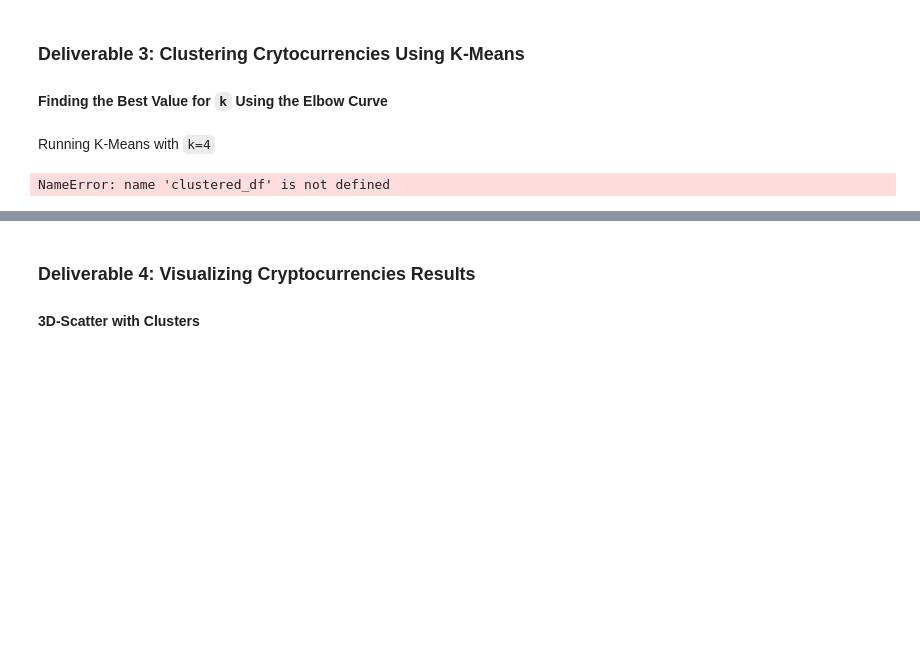
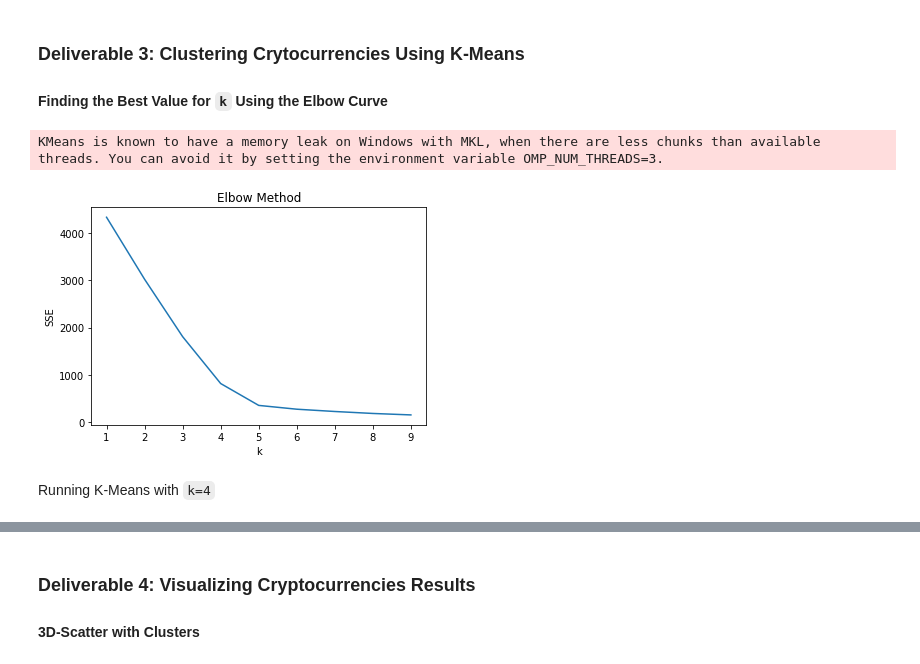
Before and after one commit to Dryspell/RBCModule18-Challenge, a Jupyter notebook: Challenge/crypto_clustering.ipynb, the cells around one changed output, grey strips where cells are left out. Drawn from its saved outputs; the diff is of its cells as text; code cells hidden in the pictures; blank space fills up the shorter version.

```diff
--- a/Challenge/crypto_clustering.ipynb
+++ b/Challenge/crypto_clustering.ipynb
@@ -82,6 +87,10 @@ crypto_df = StandardScaler().fit_transform(crypto_df)
 ### Deliverable 2: Reducing Data Dimensions Using PCA
 # %%
 # Using PCA to reduce dimension to three principal components.
-# YOUR CODE HERE
+# Initialize PCA model
+pca = PCA(n_components=3)
+
+# Get two principal components for the iris data.
+crypto_pca = pca.fit_transform(crypto_df)
 # %%
 # Create a DataFrame with the three principal components.
@@ -96,2 +112,21 @@ crypto_df = StandardScaler().fit_transform(crypto_df)
+# %%
+# Create an elbow curve to find the best value for K.
+from matplotlib import pyplot as plt
+
+sse = {}
+K = range(1, 10)
+for k in K:
+    kmeanmodel = KMeans(n_clusters=k).fit(df_crypto_pca)
+    sse[k]= kmeanmodel.inertia_
+
+# Plot
+plt.plot(list(sse.keys()), list(sse.values()))
+plt.xlabel('k')
+plt.ylabel('SSE')
+plt.title('Elbow Method')
+plt.show()
+# %% [output]
+KMeans is known to have a memory leak on Windows with MKL, when there are less chunks than available threads. You can avoid it by setting the environment variable OMP_NUM_THREADS=3.
+[figure, added]
 # %% [markdown]
 Running K-Means with `k=4`
@@ -107,16 +132,0 @@ Running K-Means with `k=4`
-# %%
-# Create a new DataFrame including predicted clusters and cryptocurrencies features.
-# Concatentate the crypto_df and pcs_df DataFrames on the same columns.
-# YOUR CODE HERE
-
-#  Add a new column, "CoinName" to the clustered_df DataFrame that holds the names of the cryptocurrencies.
-# YOUR CODE HERE
-
-#  Add a new column, "Class" to the clustered_df DataFrame that holds the predictions.
-# YOUR CODE HERE
-
-# Print the shape of the clustered_df
-print(clustered_df.shape)
-clustered_df.head(10)
-# %% [output]
-NameError: name 'clustered_df' is not defined
```
Also changed, not shown: parts of 20 cells of this notebook, 2 other files.
